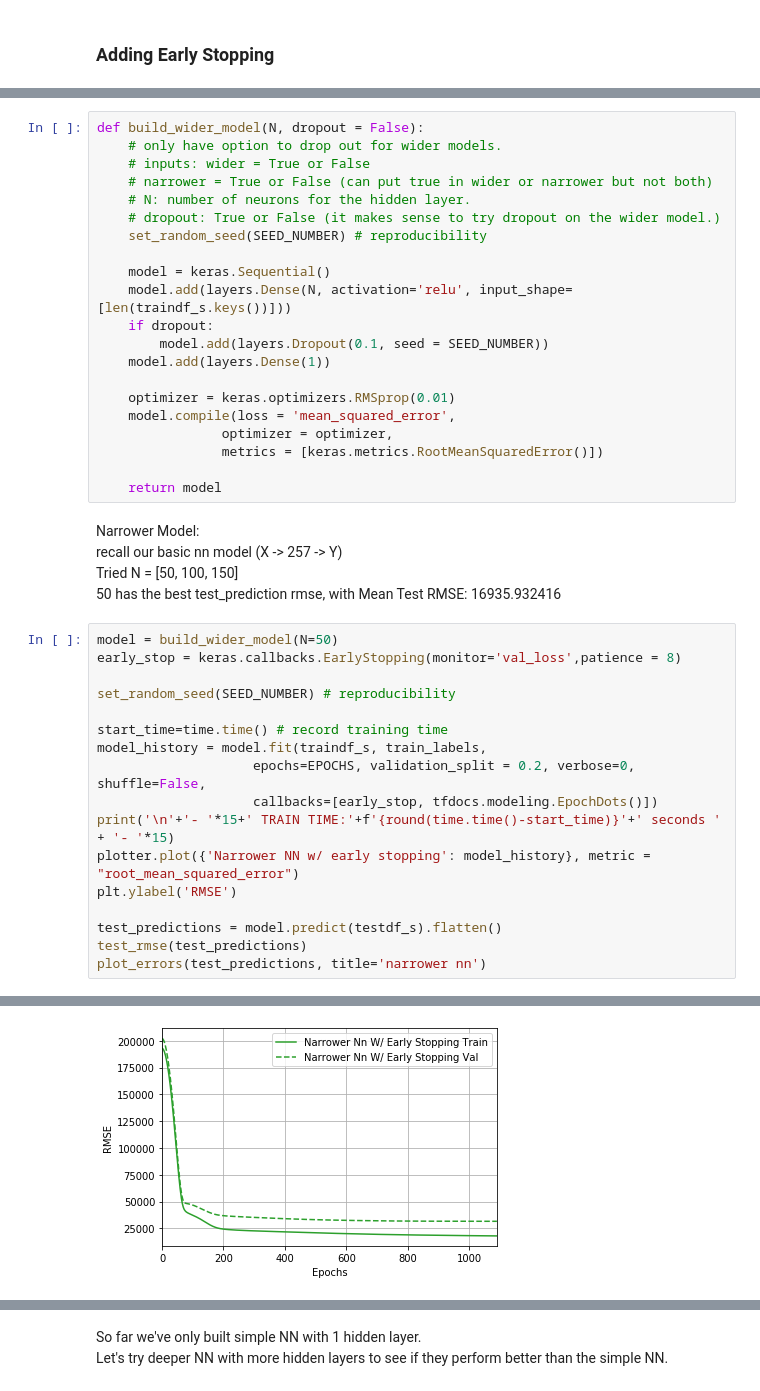
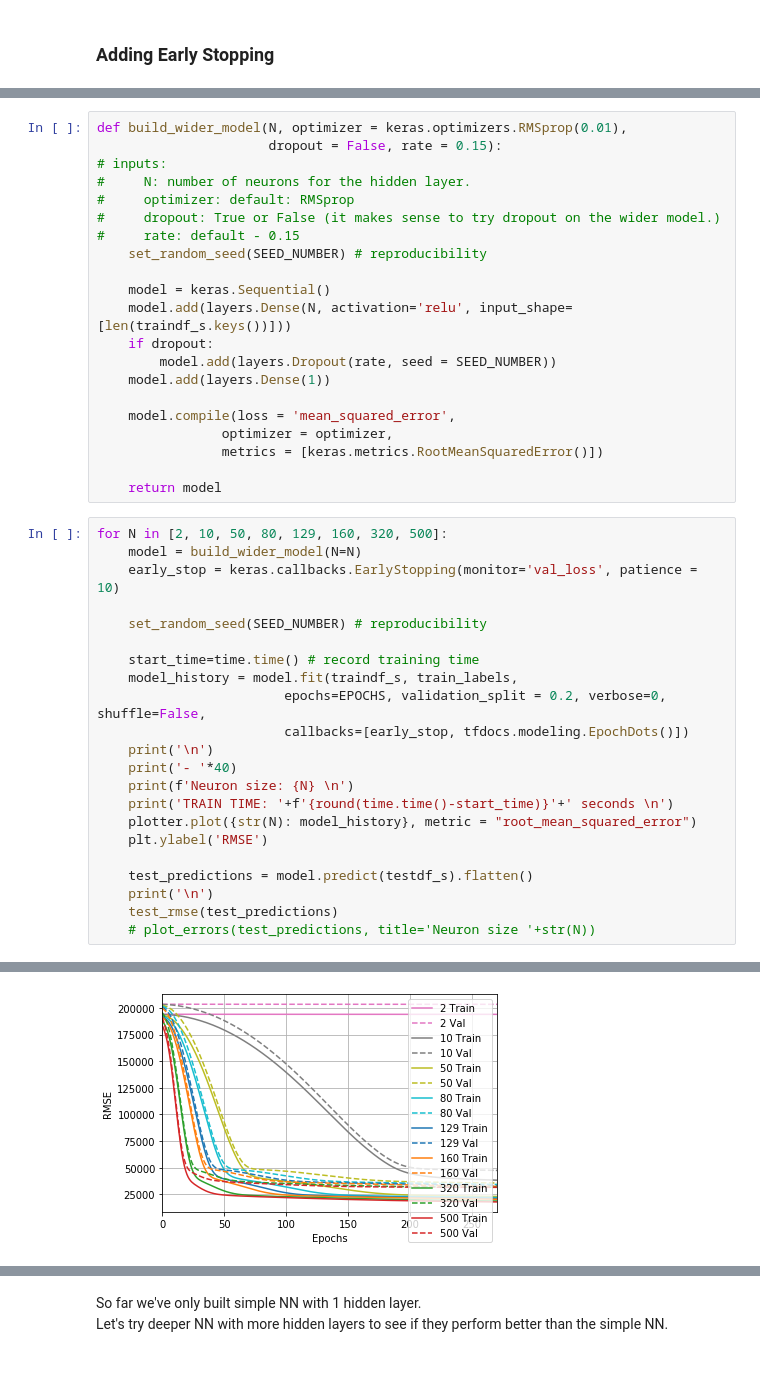
Before and after one commit to melaniezheng/dnn_house_saleprice, a Jupyter notebook: keras.ipynb, the cells around one changed output, grey strips where cells are left out. Saved outputs shown, nothing was run; the diff lists cells and outputs as text.

```diff
--- a/keras.ipynb
+++ b/keras.ipynb
@@ -334,45 +390,46 @@ Next, let's try setting the hidden layer neuron bigger and small to see if that
 # %%
-def build_wider_model(N, dropout = False):
-    # only have option to drop out for wider models.
-    # inputs: wider = True or False
-    # narrower = True or False (can put true in wider or narrower but not both)
-    # N: number of neurons for the hidden layer.
-    # dropout: True or False (it makes sense to try dropout on the wider model.)
+def build_wider_model(N, optimizer = keras.optimizers.RMSprop(0.01),
+                      dropout = False, rate = 0.15):
+# inputs:
+#     N: number of neurons for the hidden layer.
+#     optimizer: default: RMSprop
+#     dropout: True or False (it makes sense to try dropout on the wider model.)
+#     rate: default - 0.15
     set_random_seed(SEED_NUMBER) # reproducibility
 
     model = keras.Sequential()
     model.add(layers.Dense(N, activation='relu', input_shape=[len(traindf_s.keys())]))
     if dropout:
-        model.add(layers.Dropout(0.1, seed = SEED_NUMBER))
+        model.add(layers.Dropout(rate, seed = SEED_NUMBER))
     model.add(layers.Dense(1))
 
-    optimizer = keras.optimizers.RMSprop(0.01)
     model.compile(loss = 'mean_squared_error',
                 optimizer = optimizer,
                 metrics = [keras.metrics.RootMeanSquaredError()])
 
     return model
-# %% [markdown]
-Narrower Model: <br>
-recall our basic nn model (X -> 257 -> Y)
-<br> Tried N = [50, 100, 150] <br>50 has the best test_prediction rmse, with Mean Test RMSE: 16935.932416
 # %%
-model = build_wider_model(N=50)
-early_stop = keras.callbacks.EarlyStopping(monitor='val_loss',patience = 8)
+for N in [2, 10, 50, 80, 129, 160, 320, 500]:
+    model = build_wider_model(N=N)
+    early_stop = keras.callbacks.EarlyStopping(monitor='val_loss', patience = 10)
 
-set_random_seed(SEED_NUMBER) # reproducibility
+    set_random_seed(SEED_NUMBER) # reproducibility
 
-start_time=time.time() # record training time
-model_history = model.fit(traindf_s, train_labels,
-                    epochs=EPOCHS, validation_split = 0.2, verbose=0, shuffle=False,
-                    callbacks=[early_stop, tfdocs.modeling.EpochDots()])
-print('\n'+'- '*15+' TRAIN TIME:'+f'{round(time.time()-start_time)}'+' seconds ' + '- '*15)
-plotter.plot({'Narrower NN w/ early stopping': model_history}, metric = "root_mean_squared_error")
-plt.ylabel('RMSE')
+    start_time=time.time() # record training time
+    model_history = model.fit(traindf_s, train_labels,
+                        epochs=EPOCHS, validation_split = 0.2, verbose=0, shuffle=False,
+                        callbacks=[early_stop, tfdocs.modeling.EpochDots()])
+    print('\n')
+    print('- '*40)
+    print(f'Neuron size: {N} \n')
+    print('TRAIN TIME: '+f'{round(time.time()-start_time)}'+' seconds \n')
+    plotter.plot({str(N): model_history}, metric = "root_mean_squared_error")
+    plt.ylabel('RMSE')
 
-test_predictions = model.predict(testdf_s).flatten()
-test_rmse(test_predictions)
-plot_errors(test_predictions, title='narrower nn')
+    test_predictions = model.predict(testdf_s).flatten()
+    print('\n')
+    test_rmse(test_predictions)
+    # plot_errors(test_predictions, title='Neuron size '+str(N))
 # %% [output]
 WARNING:tensorflow:Falling back from v2 loop because of error: Failed to find data adapter that can handle input: <class 'pandas.core.frame.DataFrame'>, <class 'NoneType'>
 
@@ -394 +451 @@ WARNING:tensorflow:Falling back from v2 loop because of error: Failed to find da
-[figure, old version]
+[figure, new version]
```
Also changed, not shown: parts of 53 cells of this notebook.
